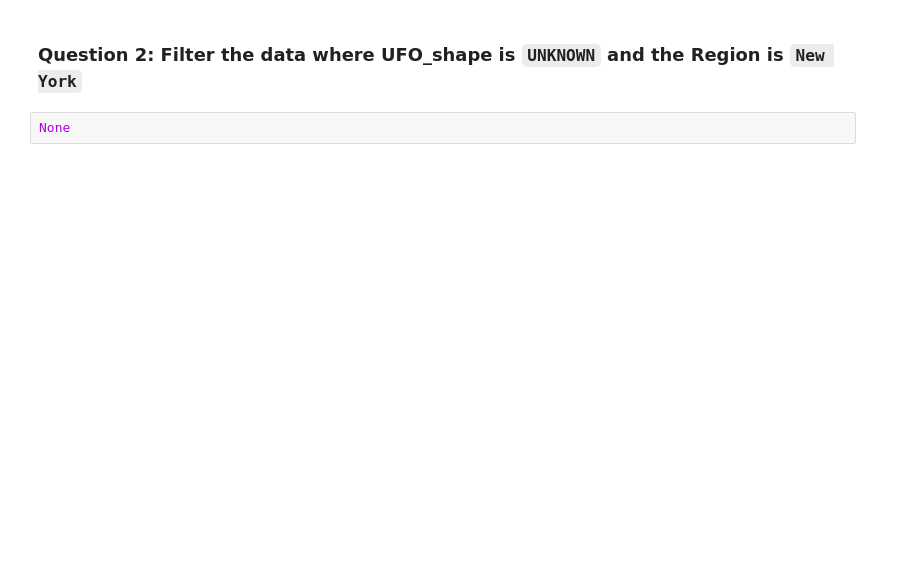
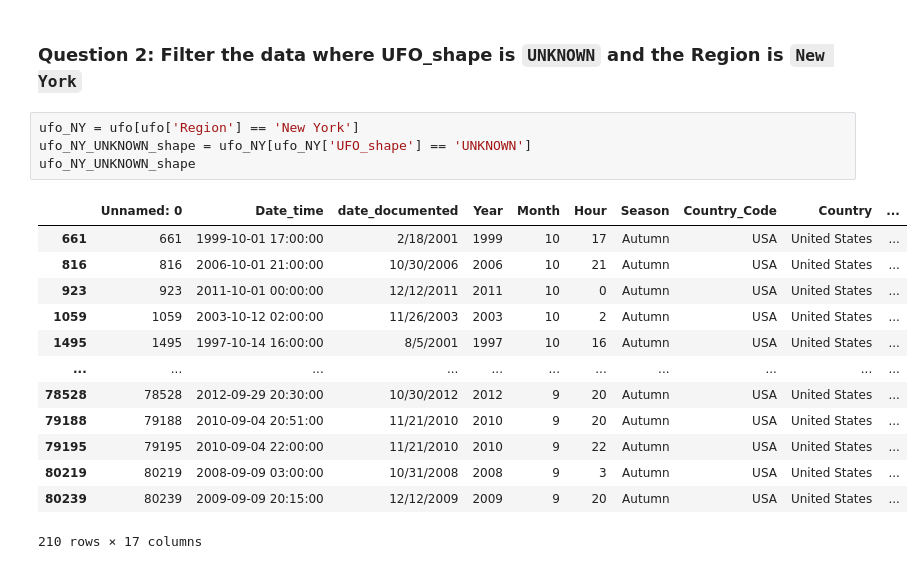
Before and after one commit to ro-the-creator/DA2025_Lectures, a Jupyter notebook: Mod1/M1L7-DataManipulation_STUDENT (1).ipynb, the cells around one changed output. Cells and saved outputs as stored; diff of their text form; blank space fills up the shorter version.

```diff
--- a/Mod1/M1L7-DataManipulation_STUDENT (1).ipynb
+++ b/Mod1/M1L7-DataManipulation_STUDENT (1).ipynb
@@ -87,4 +114,20 @@ None
 # %% [markdown]
 ### Question 2:  Filter the data where UFO_shape is `UNKNOWN` and the Region is `New York`
-# %%
-None
+# %%
+ufo_NY = ufo[ufo['Region'] == 'New York']
+ufo_NY_UNKNOWN_shape = ufo_NY[ufo_NY['UFO_shape'] == 'UNKNOWN']
+ufo_NY_UNKNOWN_shape
+# %% [output]
+|  | Unnamed: 0 | Date_time | date_documented | Year | Month | Hour | Season | Country_Code | Country | ... |
+| 661 | 661 | 1999-10-01 17:00:00 | 2/18/2001 | 1999 | 10 | 17 | Autumn | USA | United States | ... |
+| 816 | 816 | 2006-10-01 21:00:00 | 10/30/2006 | 2006 | 10 | 21 | Autumn | USA | United States | ... |
+| 923 | 923 | 2011-10-01 00:00:00 | 12/12/2011 | 2011 | 10 | 0 | Autumn | USA | United States | ... |
+| 1059 | 1059 | 2003-10-12 02:00:00 | 11/26/2003 | 2003 | 10 | 2 | Autumn | USA | United States | ... |
+| 1495 | 1495 | 1997-10-14 16:00:00 | 8/5/2001 | 1997 | 10 | 16 | Autumn | USA | United States | ... |
+| ... | ... | ... | ... | ... | ... | ... | ... | ... | ... | ... |
+| 78528 | 78528 | 2012-09-29 20:30:00 | 10/30/2012 | 2012 | 9 | 20 | Autumn | USA | United States | ... |
+| 79188 | 79188 | 2010-09-04 20:51:00 | 11/21/2010 | 2010 | 9 | 20 | Autumn | USA | United States | ... |
+| 79195 | 79195 | 2010-09-04 22:00:00 | 11/21/2010 | 2010 | 9 | 22 | Autumn | USA | United States | ... |
+| 80219 | 80219 | 2008-09-09 03:00:00 | 10/31/2008 | 2008 | 9 | 3 | Autumn | USA | United States | ... |
+| 80239 | 80239 | 2009-09-09 20:15:00 | 12/12/2009 | 2009 | 9 | 20 | Autumn | USA | United States | ... |
+210 rows × 17 columns
```
Also changed, not shown: parts of 10 cells of this notebook.
